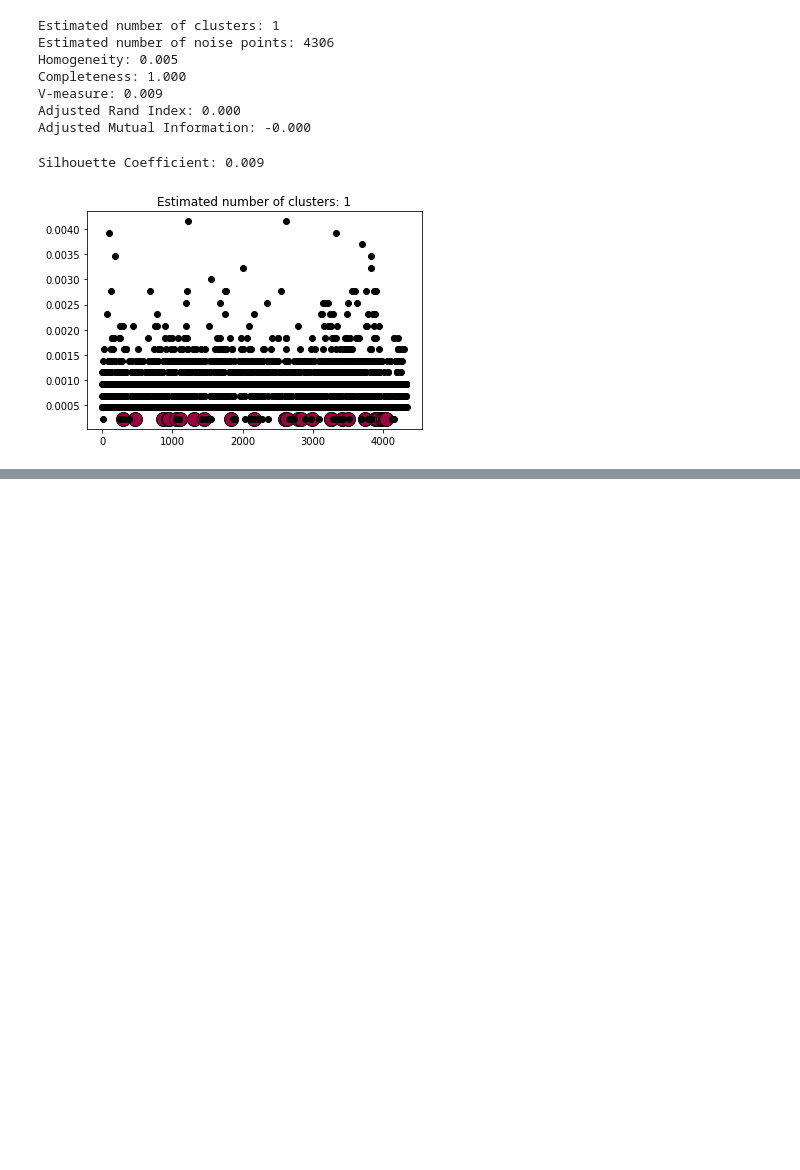
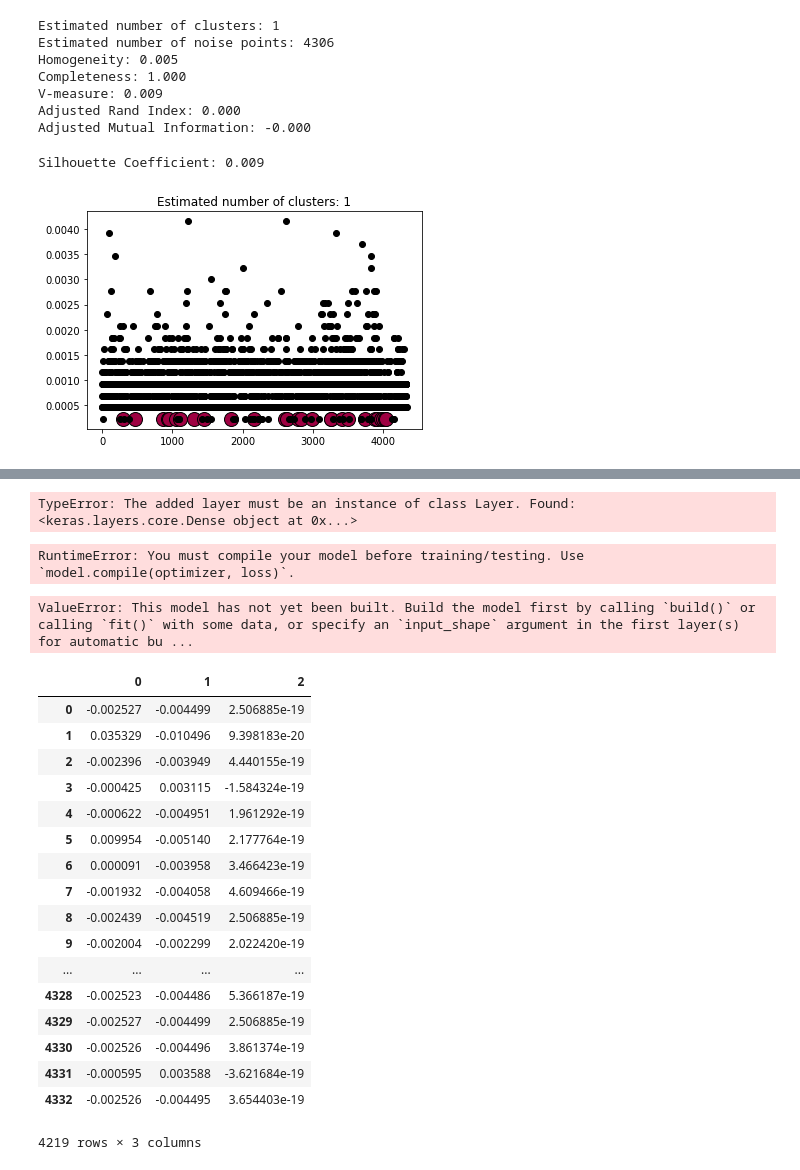
Before and after one commit to MarinerT/CreatingIPProfiles, a Jupyter notebook: worksheet/KMeansClustering.ipynb, the cells around one changed output, grey strips where cells are left out. Cells and saved outputs as stored; diff of their text form; code cells hidden in the pictures; blank space fills up the shorter version.

```diff
--- a/worksheet/KMeansClustering.ipynb
+++ b/worksheet/KMeansClustering.ipynb
@@ -658,0 +719,26 @@ plt.show()
+# %%
+import tensorflow as tf
+from matplotlib import pyplot as plt
+from tensorflow.keras.layers import Dense
+import numpy as np
+
+model = tf.keras.models.Sequential()
+model.add(Dense(128,  activation='relu', input_shape=(4333,)))
+# model.add(Dense(64,  activation='relu'))
+# model.add(Dense(2,    activation='linear', name="bottleneck"))
+# model.add(Dense(64,  activation='relu'))
+# model.add(Dense(128,  activation='relu'))
+# model.add(Dense(784,  activation='linear'))
+model.compile(loss='mean_squared_error', optimizer = 'adam')
+# %% [output]
+TypeError: The added layer must be an instance of class Layer. Found: <keras.layers.core.Dense object at 0x...>
+# %%
+X = np.array(pca_data_noutliers)
+
+model.fit(X)
+# %% [output]
+RuntimeError: You must compile your model before training/testing. Use `model.compile(optimizer, loss)`.
+# %%
+model.summary()
+# %% [output]
+ValueError: This model has not yet been built. Build the model first by calling `build()` or calling `fit()` with some data, or specify an `input_shape` argument in the first layer(s) for automatic bu ...
@@ -658,0 +758,21 @@ plt.show()
+# %%
+pca_data_noutliers
+# %% [output]
+|  | 0 | 1 | 2 |
+| 0 | -0.002527 | -0.004499 | 2.506885e-19 |
+| 1 | 0.035329 | -0.010496 | 9.398183e-20 |
+| 2 | -0.002396 | -0.003949 | 4.440155e-19 |
+| 3 | -0.000425 | 0.003115 | -1.584324e-19 |
+| 4 | -0.000622 | -0.004951 | 1.961292e-19 |
+| 5 | 0.009954 | -0.005140 | 2.177764e-19 |
+| 6 | 0.000091 | -0.003958 | 3.466423e-19 |
+| 7 | -0.001932 | -0.004058 | 4.609466e-19 |
+| 8 | -0.002439 | -0.004519 | 2.506885e-19 |
+| 9 | -0.002004 | -0.002299 | 2.022420e-19 |
+| ... | ... | ... | ... |
+| 4328 | -0.002523 | -0.004486 | 5.366187e-19 |
+| 4329 | -0.002527 | -0.004499 | 2.506885e-19 |
+| 4330 | -0.002526 | -0.004496 | 3.861374e-19 |
+| 4331 | -0.000595 | 0.003588 | -3.621684e-19 |
+| 4332 | -0.002526 | -0.004495 | 3.654403e-19 |
+4219 rows × 3 columns
```
Also changed, not shown: parts of 26 cells of this notebook, 2 other files.
